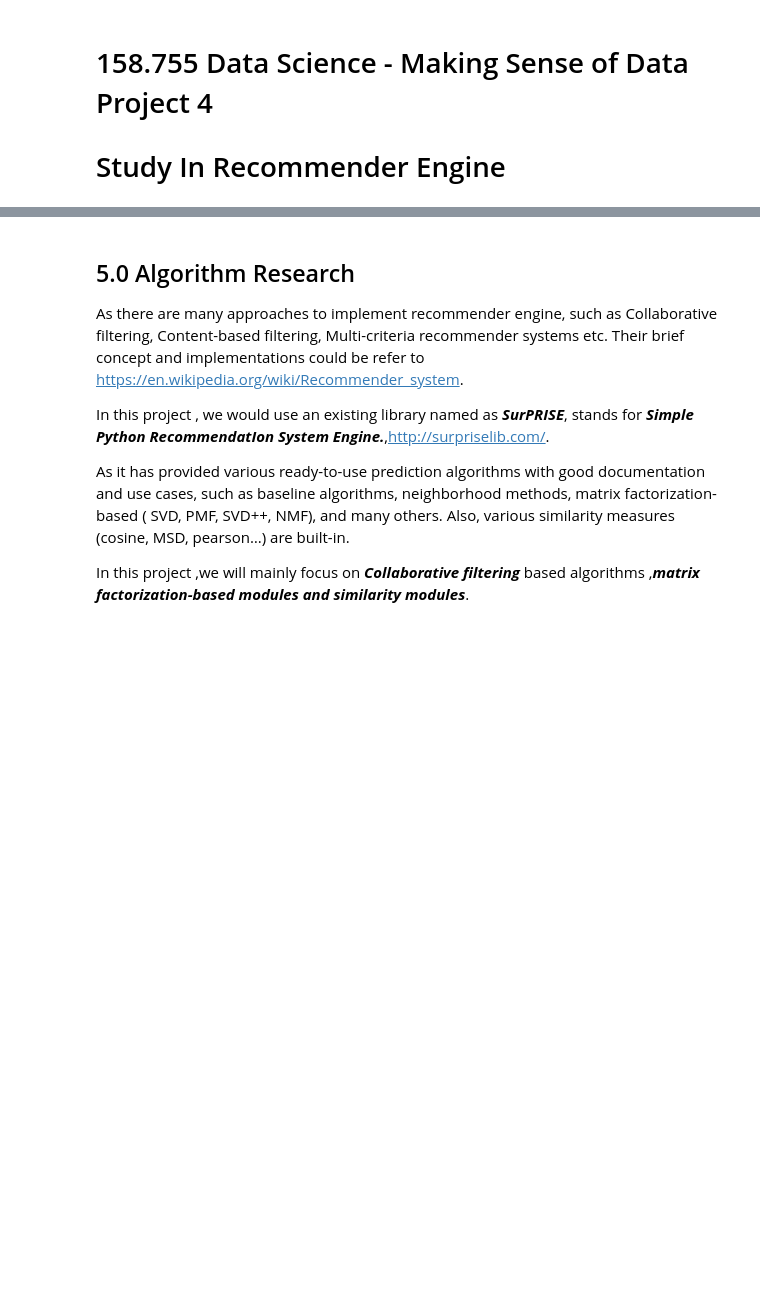
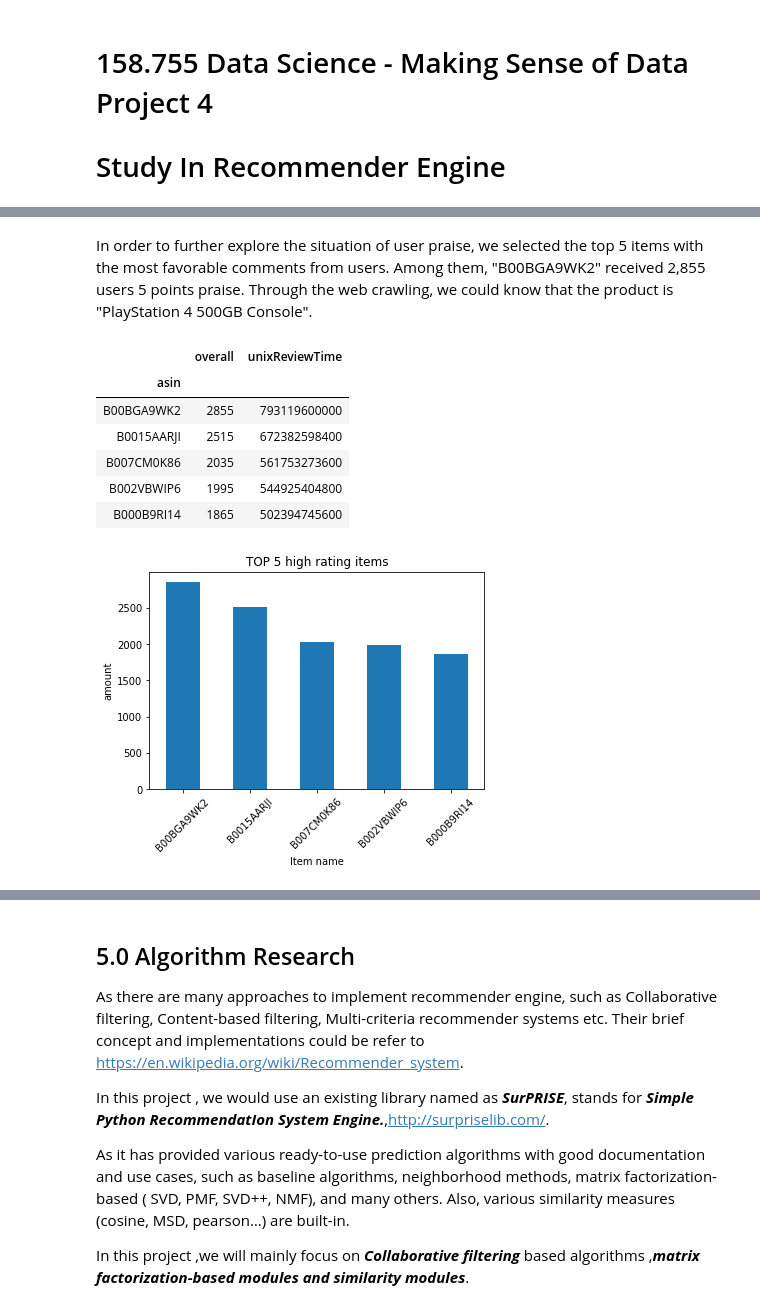
Before and after one commit to zwan074/Data-Assignment-3, a Jupyter notebook: Vincent/Draft_report.ipynb, the cells around one changed output, grey strips where cells are left out. Cells and saved outputs as stored; diff of their text form; code cells hidden in the pictures; blank space fills up the shorter version.

```diff
--- a/Vincent/Draft_report.ipynb
+++ b/Vincent/Draft_report.ipynb
@@ -56,0 +109,20 @@ The following code/function has demonstrated the implementation of this process:
+# %% [markdown]
+In order to further explore the situation of user praise, we selected the top 5 items with the most favorable comments from users. Among them, "B00BGA9WK2" received 2,855 users 5 points praise. Through the web crawling, we could know that the product is "PlayStation 4 500GB Console".
+# %%
+top_5_items = data[data['overall']==5].groupby('asin').sum().sort_values(by="overall",ascending=False).head()
+# top_5_items.plot()
+top_5_items['overall'].plot.bar()
+plt.ylabel("amount")
+plt.xlabel("Item name" )
+plt.xticks(rotation=45)
+plt.title("TOP 5 high rating items")
+(top_5_items)
+# %% [output]
+|  | overall | unixReviewTime |
+| asin |  |  |
+| B00BGA9WK2 | 2855 | 793119600000 |
+| B0015AARJI | 2515 | 672382598400 |
+| B007CM0K86 | 2035 | 561753273600 |
+| B002VBWIP6 | 1995 | 544925404800 |
+| B000B9RI14 | 1865 | 502394745600 |
+[figure, added]
```
Also changed, not shown: parts of 26 cells of this notebook, 1 other file.
